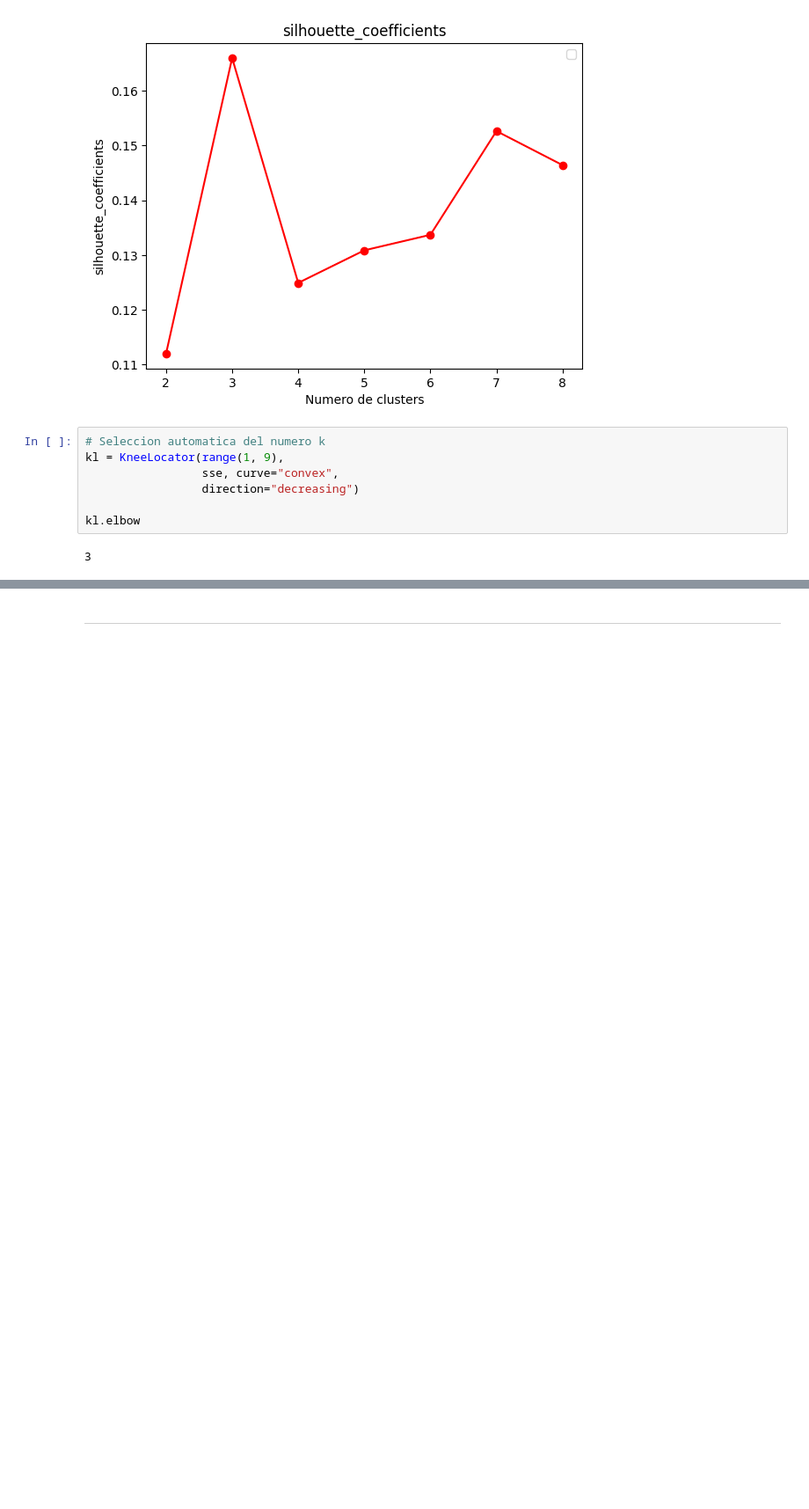
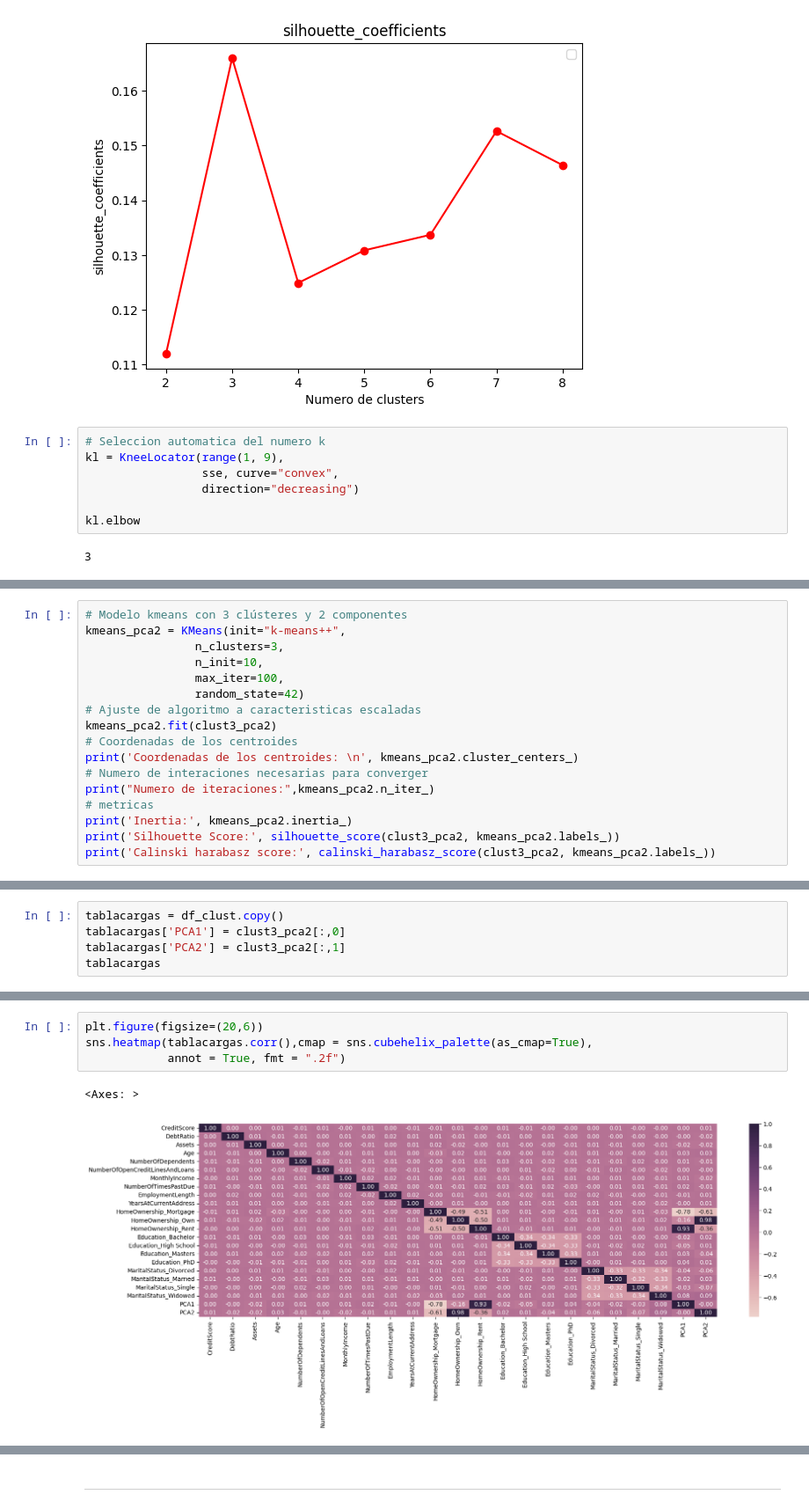
Before and after one commit to Leostark95/Proyecto_Finanzas, a Jupyter notebook: Prueba.ipynb, the cells around one changed output, grey strips where cells are left out. Shown at 88% size. Saved outputs shown, nothing was run; the diff lists cells and outputs as text; blank space fills up the shorter version.

```diff
--- a/Prueba.ipynb
+++ b/Prueba.ipynb
@@ -198,0 +177,17 @@ pesos_pca
+# %%
+# Modelo kmeans con 3 clústeres y 2 componentes
+kmeans_pca2 = KMeans(init="k-means++",
+                n_clusters=3,
+                n_init=10,
+                max_iter=100,
+                random_state=42)
+# Ajuste de algoritmo a caracteristicas escaladas
+kmeans_pca2.fit(clust3_pca2)
+# Coordenadas de los centroides
+print('Coordenadas de los centroides: \n', kmeans_pca2.cluster_centers_)
+# Numero de interaciones necesarias para converger
+print("Numero de iteraciones:",kmeans_pca2.n_iter_)
+# metricas
+print('Inertia:', kmeans_pca2.inertia_)
+print('Silhouette Score:', silhouette_score(clust3_pca2, kmeans_pca2.labels_))
+print('Calinski harabasz score:', calinski_harabasz_score(clust3_pca2, kmeans_pca2.labels_))
@@ -198,0 +217,5 @@ pesos_pca
+# %%
+tablacargas = df_clust.copy()
+tablacargas['PCA1'] = clust3_pca2[:,0]
+tablacargas['PCA2'] = clust3_pca2[:,1]
+tablacargas
@@ -198,0 +236,7 @@ pesos_pca
+# %%
+plt.figure(figsize=(20,6))
+sns.heatmap(tablacargas.corr(),cmap = sns.cubehelix_palette(as_cmap=True),
+            annot = True, fmt = ".2f")
+# %% [output]
+<Axes: >
+[figure, added]
```
Also changed, not shown: parts of 30 cells of this notebook, 2 other files.
